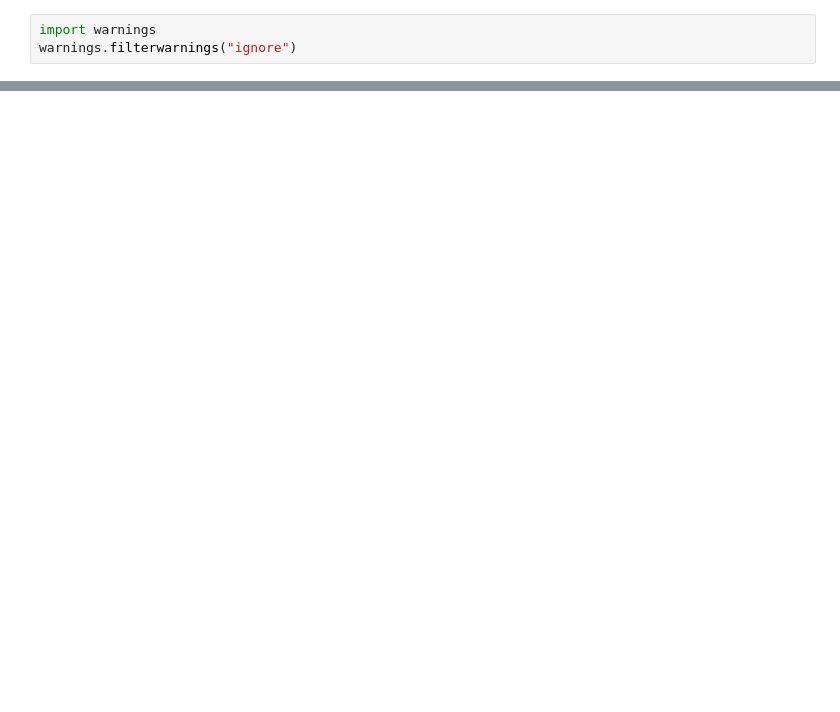
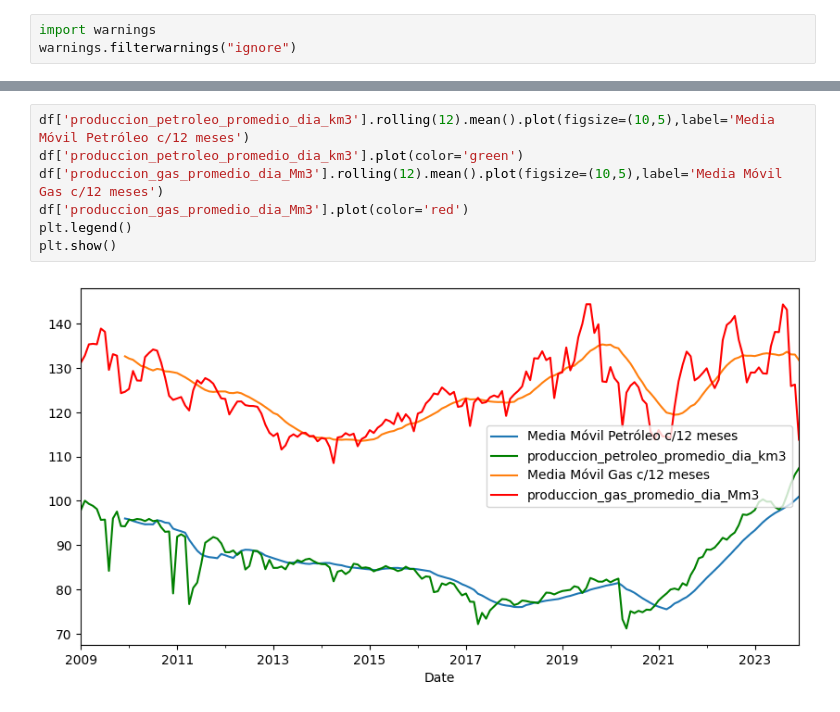
Before and after one commit to contepablod/ML_Bourbaki, a Jupyter notebook: Semana4/ARIMA_vs_Prophet.ipynb, the cells around one changed output, grey strips where cells are left out. Drawn from its saved outputs; the diff is of its cells as text; blank space fills up the shorter version.

```diff
--- a/Semana4/ARIMA_vs_Prophet.ipynb
+++ b/Semana4/ARIMA_vs_Prophet.ipynb
@@ -178,0 +140,9 @@ fig_components = model.plot_components(forecast)
+# %%
+df['produccion_petroleo_promedio_dia_km3'].rolling(12).mean().plot(figsize=(10,5),label='Media Móvil Petróleo c/12 meses')
+df['produccion_petroleo_promedio_dia_km3'].plot(color='green')
+df['produccion_gas_promedio_dia_Mm3'].rolling(12).mean().plot(figsize=(10,5),label='Media Móvil Gas c/12 meses')
+df['produccion_gas_promedio_dia_Mm3'].plot(color='red')
+plt.legend()
+plt.show()
+# %% [output]
+[figure, added]
```
Also changed, not shown: parts of 108 cells of this notebook.
